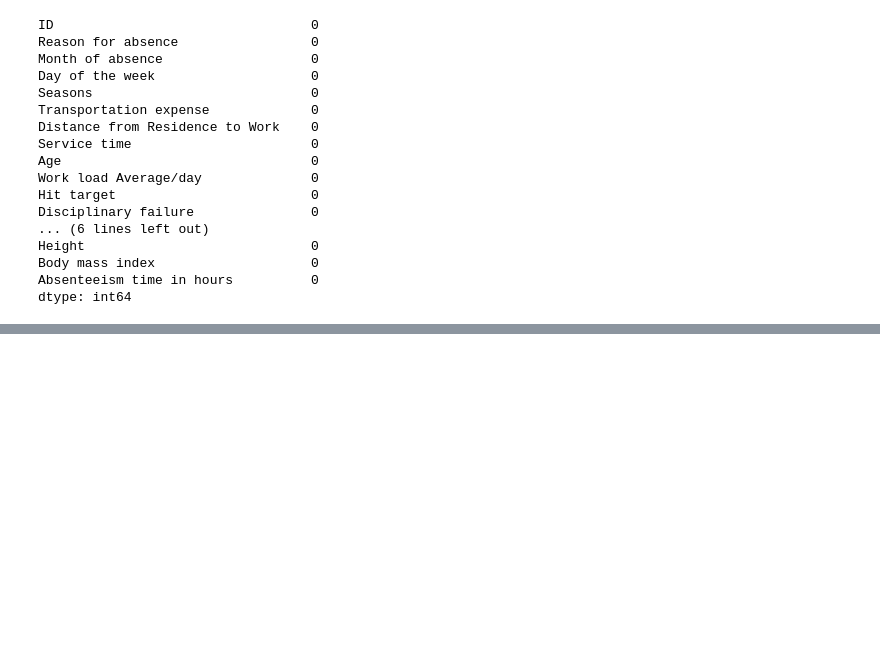
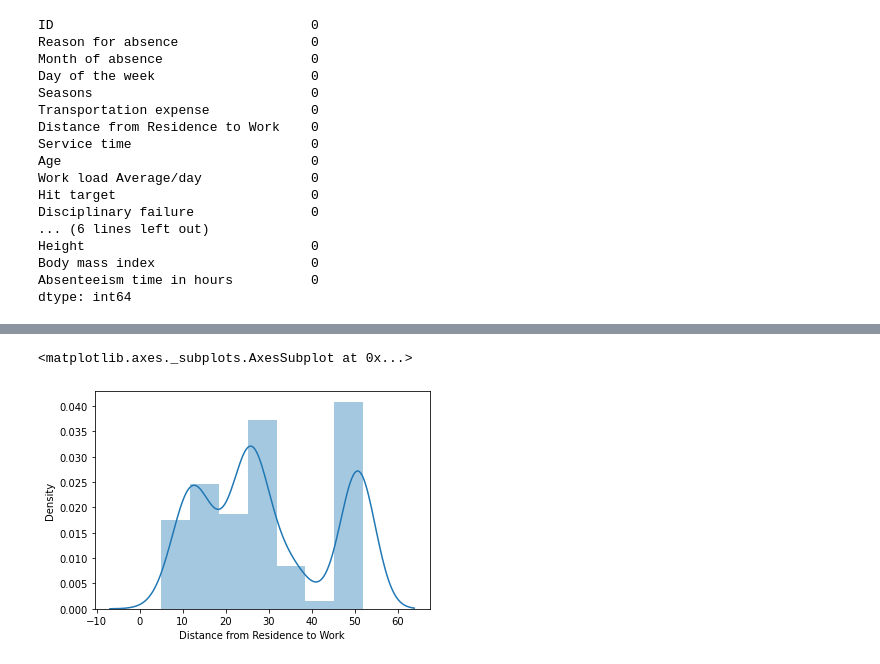
Before and after one commit to DHRUV6029/CMPE-255_NPDP, a Jupyter notebook: CMPE_255_NPDP.ipynb, the cells around one changed output, grey strips where cells are left out. Drawn from its saved outputs; the diff is of its cells as text; code cells hidden in the pictures; blank space fills up the shorter version.

```diff
--- a/CMPE_255_NPDP.ipynb
+++ b/CMPE_255_NPDP.ipynb
@@ -1633,0 +1666,5 @@ dtype: int64
+# %%
+sns.distplot(absent_data['Distance from Residence to Work'])
+# %% [output]
+<matplotlib.axes._subplots.AxesSubplot at 0x...>
+[figure, added]
```
Also changed, not shown: parts of 52 cells of this notebook.
